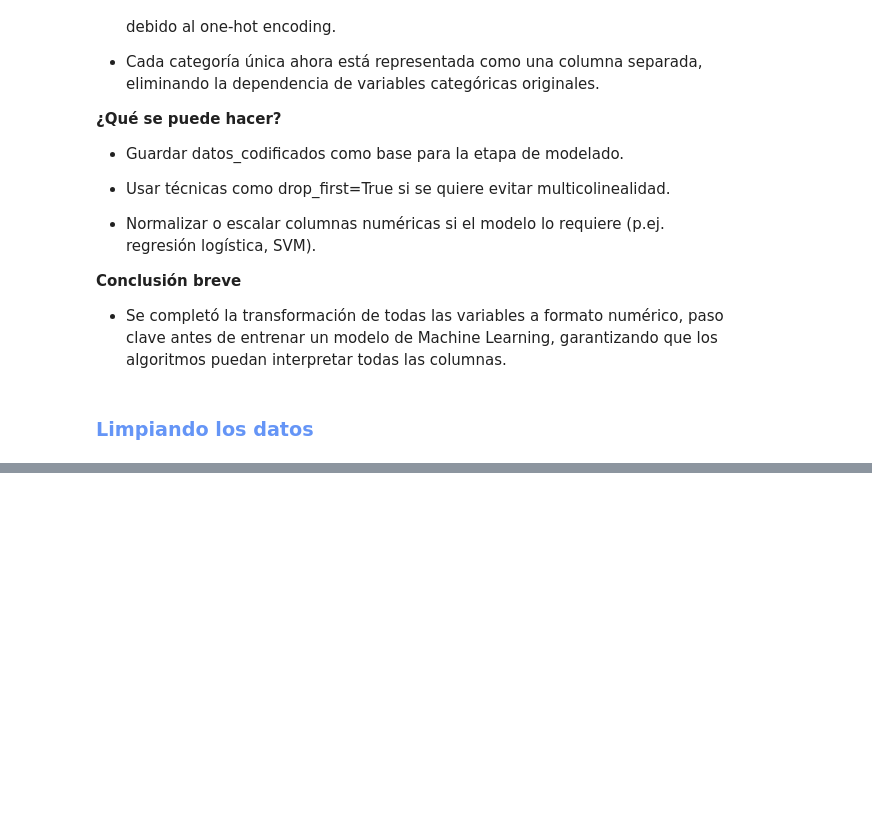
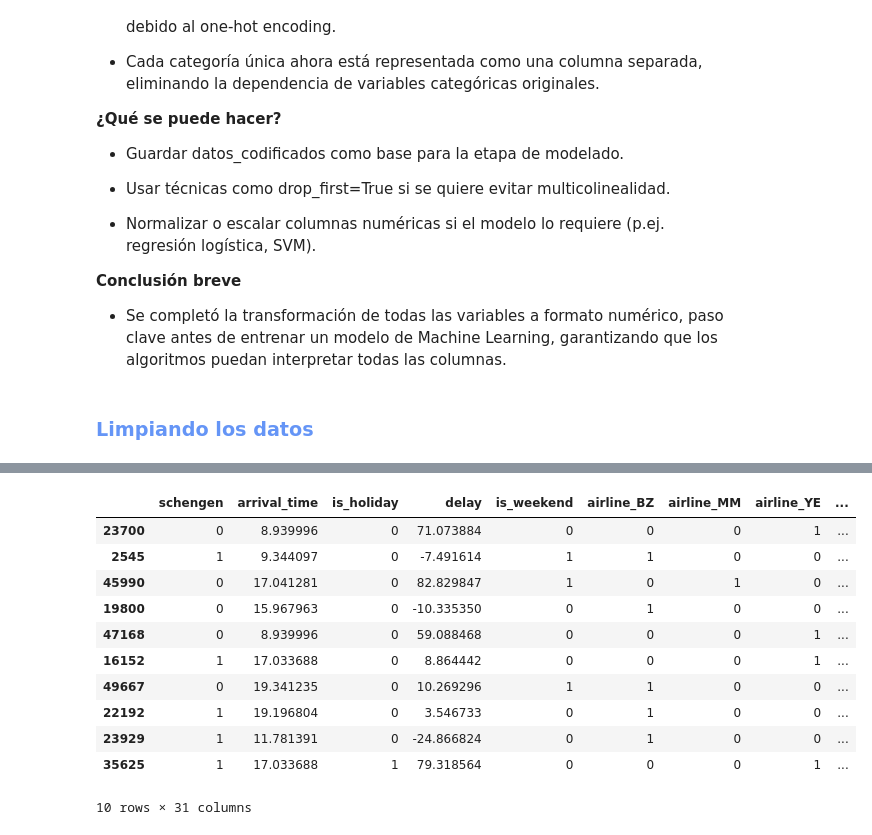
Before and after one commit to DanielRaiicHu/optimizacion_aeroportuaria, a Jupyter notebook: optimizacion_aeroportuaria.ipynb, the cells around one changed output, grey strips where cells are left out. Cells and saved outputs as stored; diff of their text form; code cells hidden in the pictures; blank space fills up the shorter version.

```diff
--- a/optimizacion_aeroportuaria.ipynb
+++ b/optimizacion_aeroportuaria.ipynb
@@ -713,0 +752,24 @@ datos_codificados.sample(5)
+# %%
+# Eliminamos columnas que no aportan valor predictivo o pueden causar problemas en el modelo
+
+# flight_id: identificador único (no predictivo)
+# departure_time: altamente correlacionado con arrival_time (evitar multicolinealidad)
+# day y year: ya tenemos la fecha completa y variables derivadas
+# date: tipo datetime, no se usa directamente en el modelo
+df = datos_codificados.drop(columns=['flight_id','departure_time','day','year','date'])
+
+# Mostramos una muestra aleatoria de 10 filas para verificar el nuevo DataFrame limpio
+df.sample(10)
+# %% [output]
+|  | schengen | arrival_time | is_holiday | delay | is_weekend | airline_BZ | airline_MM | airline_YE | ... |
+| 23700 | 0 | 8.939996 | 0 | 71.073884 | 0 | 0 | 0 | 1 | ... |
+| 2545 | 1 | 9.344097 | 0 | -7.491614 | 1 | 1 | 0 | 0 | ... |
+| 45990 | 0 | 17.041281 | 0 | 82.829847 | 1 | 0 | 1 | 0 | ... |
+| 19800 | 0 | 15.967963 | 0 | -10.335350 | 0 | 1 | 0 | 0 | ... |
+| 47168 | 0 | 8.939996 | 0 | 59.088468 | 0 | 0 | 0 | 1 | ... |
+| 16152 | 1 | 17.033688 | 0 | 8.864442 | 0 | 0 | 0 | 1 | ... |
+| 49667 | 0 | 19.341235 | 0 | 10.269296 | 1 | 1 | 0 | 0 | ... |
+| 22192 | 1 | 19.196804 | 0 | 3.546733 | 0 | 1 | 0 | 0 | ... |
+| 23929 | 1 | 11.781391 | 0 | -24.866824 | 0 | 1 | 0 | 0 | ... |
+| 35625 | 1 | 17.033688 | 1 | 79.318564 | 0 | 0 | 0 | 1 | ... |
+10 rows × 31 columns
```
Also changed, not shown: parts of 17 cells of this notebook.
